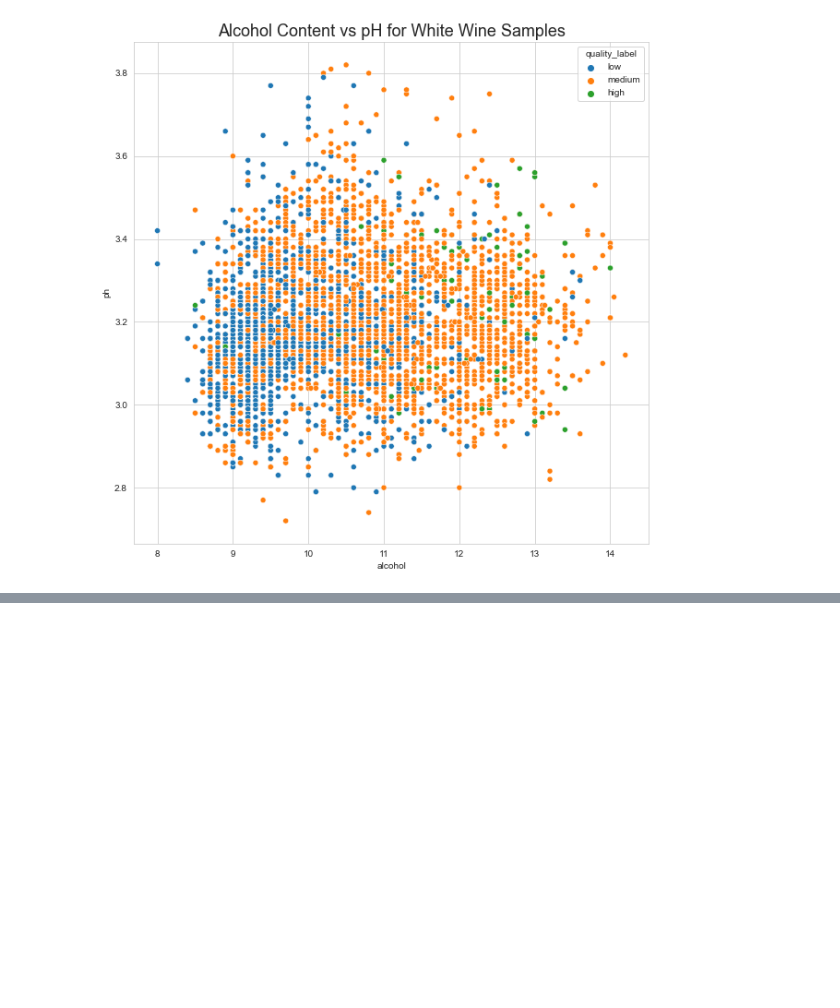
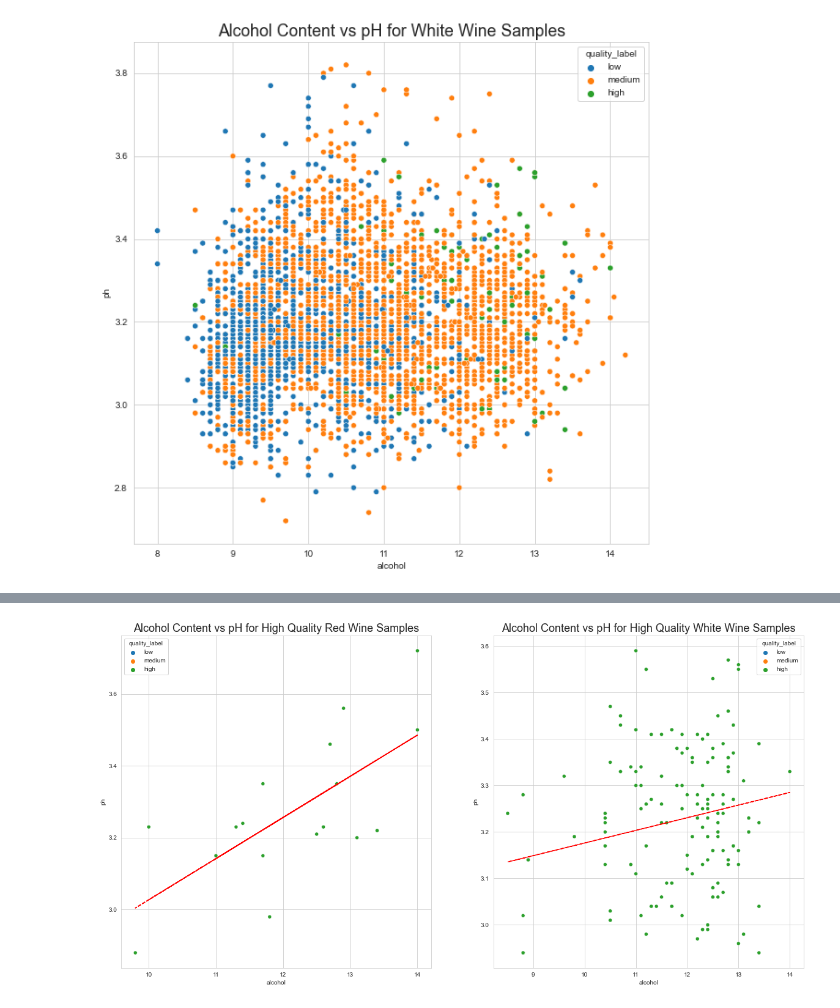
Before and after one commit to MaxLopezSalgado/wine_quality, a Jupyter notebook: wine_quality.ipynb, the cells around one changed output, grey strips where cells are left out. Cells and saved outputs as stored; diff of their text form; code cells hidden in the pictures; blank space fills up the shorter version.

```diff
--- a/wine_quality.ipynb
+++ b/wine_quality.ipynb
@@ -649,0 +685,24 @@ plt.show()
+# %%
+# create a figure with two subplots
+fig, axs = plt.subplots(ncols=2, figsize=(20, 10))
+
+# plot alcohol content vs pH for red wine with 'high' quality label and line of correlation
+red_wine_high = red_wine_quality.query("quality_label == 'high'")
+sns.scatterplot(data=red_wine_high, x='alcohol', y='ph', hue='quality_label', ax=axs[0])
+axs[0].set_title('Alcohol Content vs pH for High Quality Red Wine Samples', fontsize=18)
+z_red = np.polyfit(red_wine_high['alcohol'], red_wine_high['ph'], 1)
+p_red = np.poly1d(z_red)
+axs[0].plot(red_wine_high['alcohol'], p_red(red_wine_high['alcohol']), "r--")
+
+# plot alcohol content vs pH for white wine with 'high' quality label and line of correlation
+white_wine_high = white_wine_quality.query("quality_label == 'high'")
+sns.scatterplot(data=white_wine_high, x='alcohol', y='ph', hue='quality_label', ax=axs[1])
+axs[1].set_title('Alcohol Content vs pH for High Quality White Wine Samples', fontsize=18)
+z_white = np.polyfit(white_wine_high['alcohol'], white_wine_high['ph'], 1)
+p_white = np.poly1d(z_white)
+axs[1].plot(white_wine_high['alcohol'], p_white(white_wine_high['alcohol']), "r--")
+
+# show the plots
+plt.show()
+# %% [output]
+[figure, added]
```
Also changed, not shown: parts of 3 cells of this notebook.
